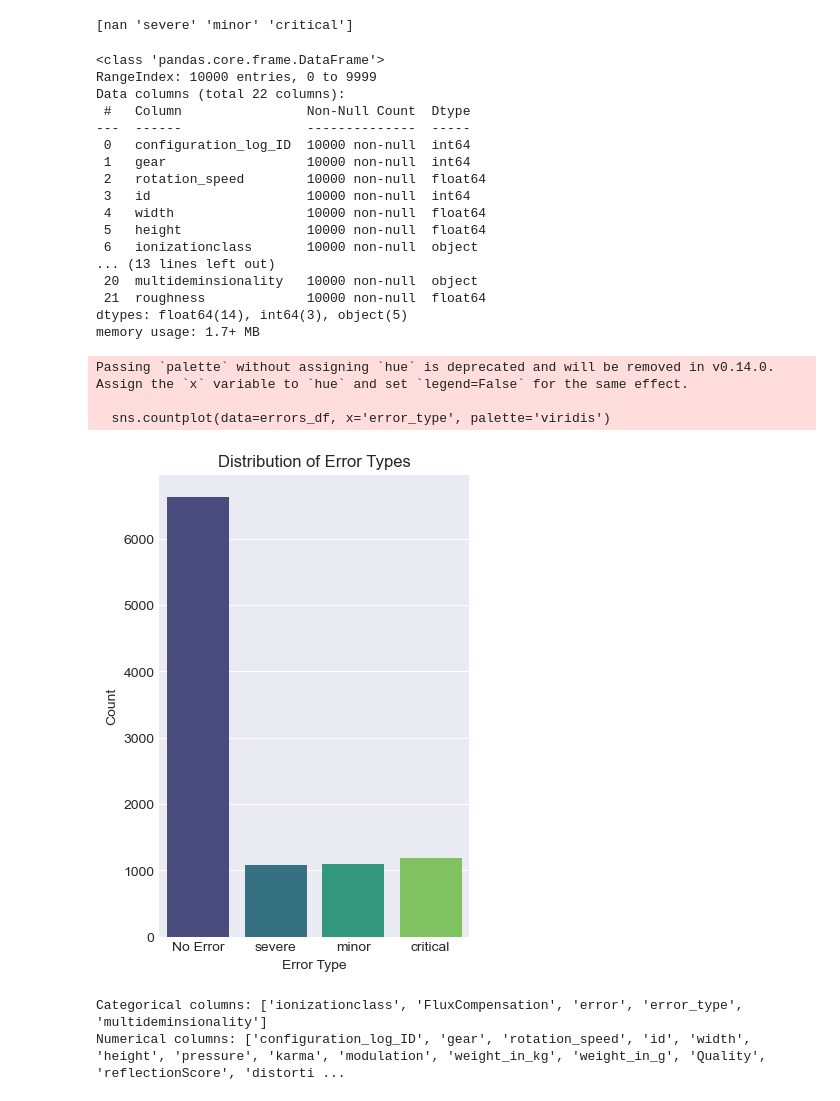
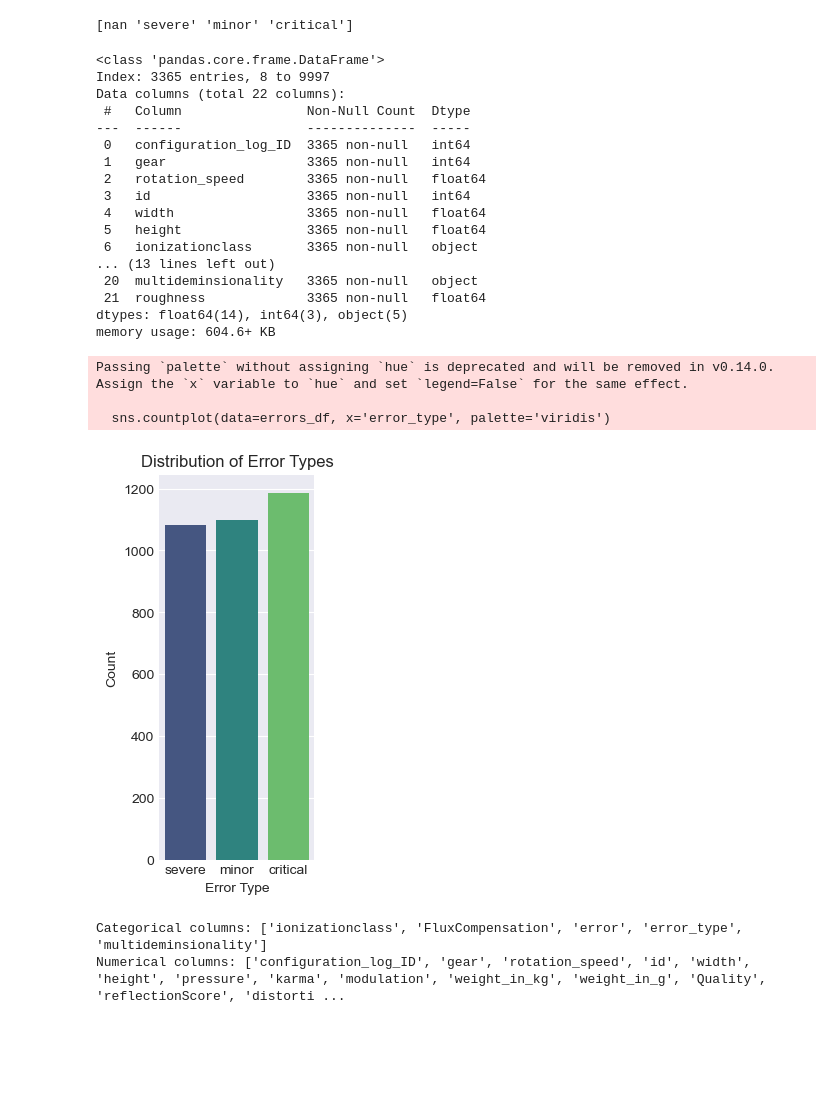
Before and after one commit to Parth-0804/ML_Presentation_Workspace, a Jupyter notebook: ML - SmartBuild Dataset/EDA_Machine_Production.ipynb, the cells around one changed output. Saved outputs shown, nothing was run; the diff lists cells and outputs as text; code cells hidden in the pictures; blank space fills up the shorter version.

```diff
--- a/ML - SmartBuild Dataset/EDA_Machine_Production.ipynb
+++ b/ML - SmartBuild Dataset/EDA_Machine_Production.ipynb
@@ -84,37 +84,37 @@ print(merged_df['error_type'].unique())
 merged_df['error_type'] = merged_df['error_type'].replace('', pd.NA)
 merged_df['error_type'] = merged_df['error_type'].fillna('No Error')
 # %%
-errors_df = merged_df[merged_df['error_type'].isin(['critical', 'severe', 'minor','No Error'])]
+errors_df = merged_df[merged_df['error_type'].isin(['critical', 'severe', 'minor'])]
 errors_df.shape
 errors_df.info()
 # Plotting the distribution of error types
-plt.figure(figsize=(4, 6))
+plt.figure(figsize=(2, 5))
 sns.countplot(data=errors_df, x='error_type', palette='viridis')
 plt.title('Distribution of Error Types')
 plt.xlabel('Error Type')
 plt.ylabel('Count')
 plt.show()
 # %% [output]
 <class 'pandas.core.frame.DataFrame'>
-RangeIndex: 10000 entries, 0 to 9999
+Index: 3365 entries, 8 to 9997
 Data columns (total 22 columns):
  #   Column                Non-Null Count  Dtype
 ---  ------                --------------  -----
- 0   configuration_log_ID  10000 non-null  int64
- 1   gear                  10000 non-null  int64
- 2   rotation_speed        10000 non-null  float64
- 3   id                    10000 non-null  int64
- 4   width                 10000 non-null  float64
- 5   height                10000 non-null  float64
- 6   ionizationclass       10000 non-null  object
+ 0   configuration_log_ID  3365 non-null   int64
+ 1   gear                  3365 non-null   int64
+ 2   rotation_speed        3365 non-null   float64
+ 3   id                    3365 non-null   int64
+ 4   width                 3365 non-null   float64
+ 5   height                3365 non-null   float64
+ 6   ionizationclass       3365 non-null   object
 ... (13 lines left out)
- 20  multideminsionality   10000 non-null  object
- 21  roughness             10000 non-null  float64
+ 20  multideminsionality   3365 non-null   object
+ 21  roughness             3365 non-null   float64
 dtypes: float64(14), int64(3), object(5)
-memory usage: 1.7+ MB
+memory usage: 604.6+ KB
 Passing `palette` without assigning `hue` is deprecated and will be removed in v0.14.0. Assign the `x` variable to `hue` and set `legend=False` for the same effect.
 
   sns.countplot(data=errors_df, x='error_type', palette='viridis')
-[figure, old version]
+[figure, new version]
 # %%
 # List of categorical columns (object, category, or bool types)
```
Also changed, not shown: parts of 9 cells of this notebook.
